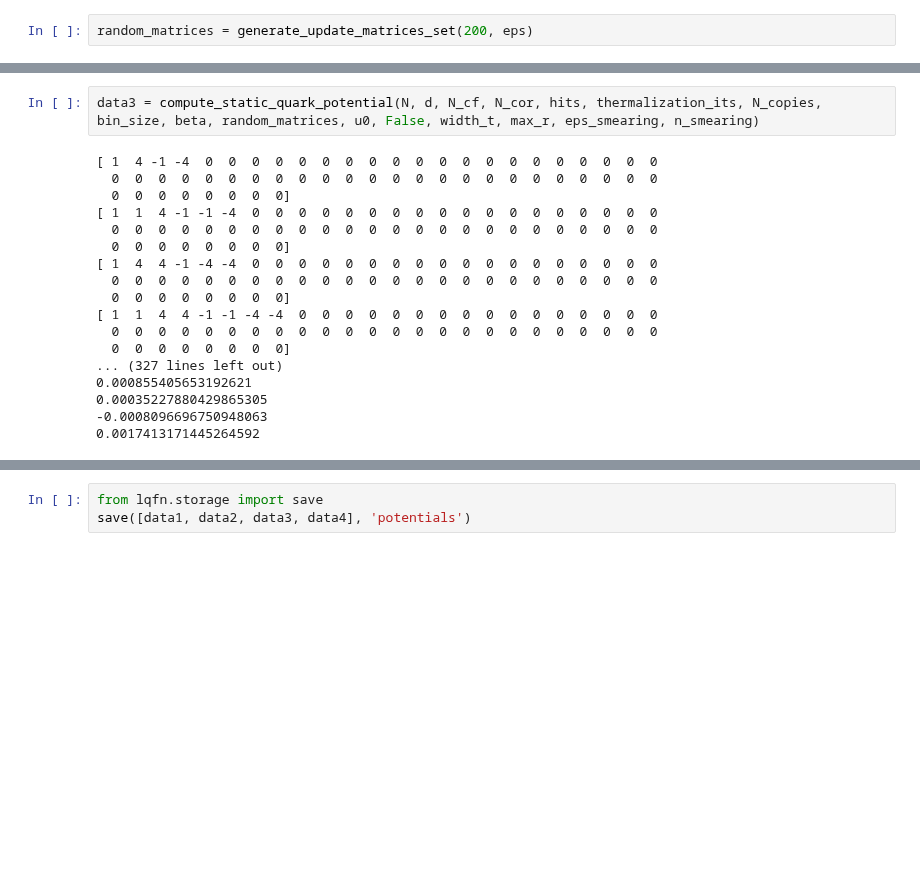
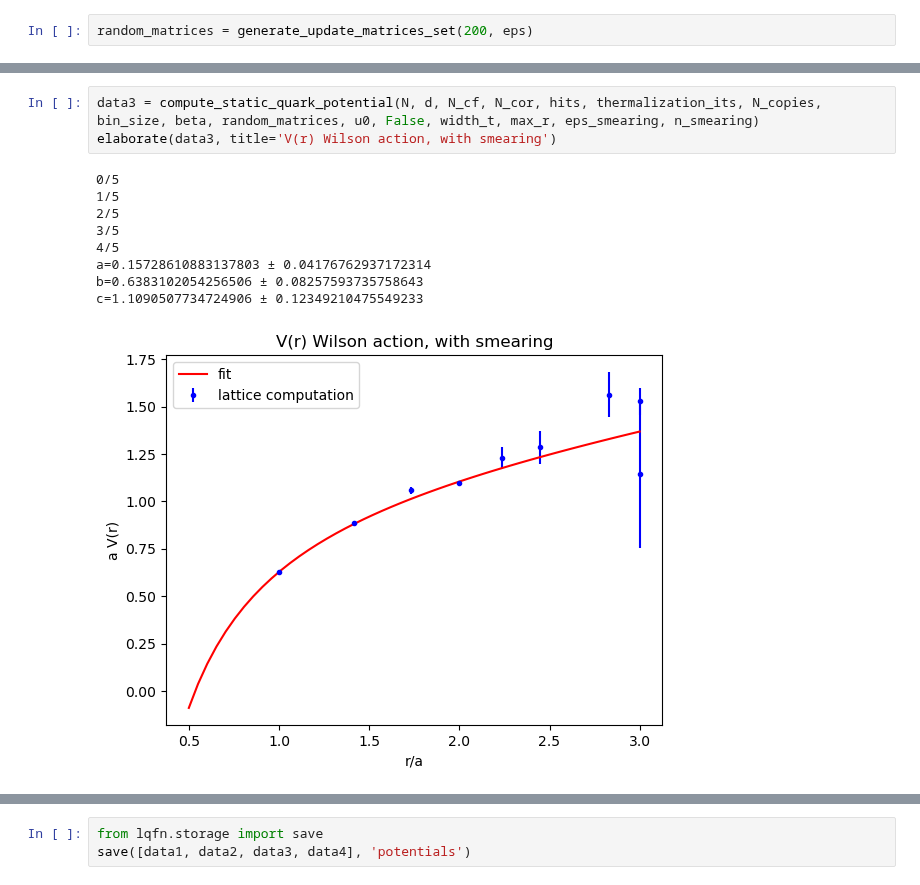
Before and after one commit to lusvelt/path-integral-monte-carlo, a Jupyter notebook: src/static-quark-potential.ipynb, the cells around one changed output, grey strips where cells are left out. Cells and saved outputs as stored; diff of their text form; blank space fills up the shorter version.

```diff
--- a/src/static-quark-potential.ipynb
+++ b/src/static-quark-potential.ipynb
@@ -81,22 +78,15 @@ data2 = compute_static_quark_potential(N, d, N_cf, N_cor, hits, thermalization_i
 # %%
 data3 = compute_static_quark_potential(N, d, N_cf, N_cor, hits, thermalization_its, N_copies, bin_size, beta, random_matrices, u0, False, width_t, max_r, eps_smearing, n_smearing)
+elaborate(data3, title='V(r) Wilson action, with smearing')
 # %% [output]
-[ 1  4 -1 -4  0  0  0  0  0  0  0  0  0  0  0  0  0  0  0  0  0  0  0  0
-  0  0  0  0  0  0  0  0  0  0  0  0  0  0  0  0  0  0  0  0  0  0  0  0
-  0  0  0  0  0  0  0  0]
-[ 1  1  4 -1 -1 -4  0  0  0  0  0  0  0  0  0  0  0  0  0  0  0  0  0  0
-  0  0  0  0  0  0  0  0  0  0  0  0  0  0  0  0  0  0  0  0  0  0  0  0
-  0  0  0  0  0  0  0  0]
-[ 1  4  4 -1 -4 -4  0  0  0  0  0  0  0  0  0  0  0  0  0  0  0  0  0  0
-  0  0  0  0  0  0  0  0  0  0  0  0  0  0  0  0  0  0  0  0  0  0  0  0
-  0  0  0  0  0  0  0  0]
-[ 1  1  4  4 -1 -1 -4 -4  0  0  0  0  0  0  0  0  0  0  0  0  0  0  0  0
-  0  0  0  0  0  0  0  0  0  0  0  0  0  0  0  0  0  0  0  0  0  0  0  0
-  0  0  0  0  0  0  0  0]
-... (327 lines left out)
-0.000855405653192621
-0.00035227880429865305
--0.0008096696750948063
-0.0017413171445264592
+0/5
+1/5
+2/5
+3/5
+4/5
+a=0.15728610883137803 ± 0.04176762937172314
+b=0.6383102054256506 ± 0.08257593735758643
+c=1.1090507734724906 ± 0.12349210475549233
+[figure, added]
 # %%
 data4 = compute_static_quark_potential(N, d, N_cf, N_cor, hits, thermalization_its, N_copies, bin_size, beta_improved, random_matrices, u0, True, width_t, max_r, eps_smearing, n_smearing)
```
Also changed, not shown: parts of 16 cells of this notebook, 7 other files.
